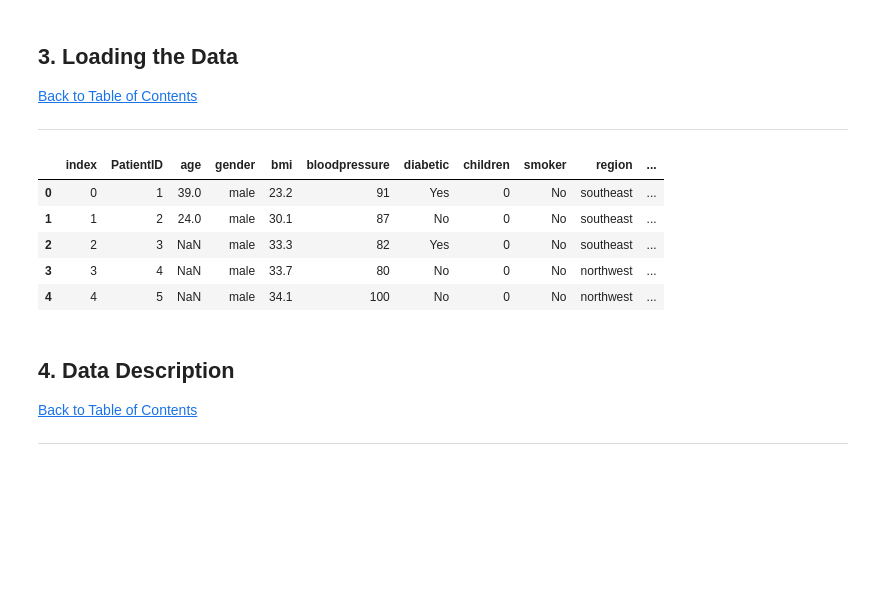
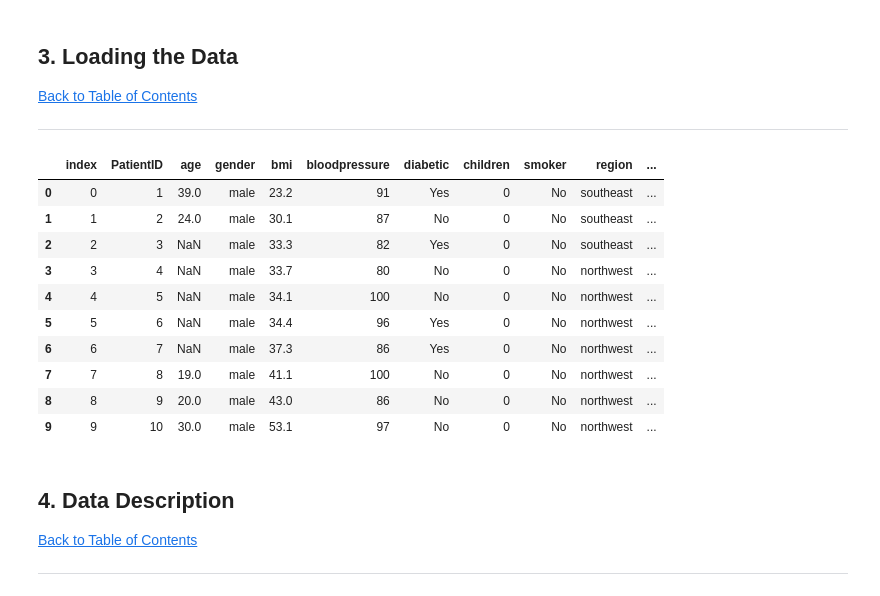
Before and after one commit to 27136thapelo/Insurance-Claim-Analysis, a Jupyter notebook: Insurance_claim_analysis_notebook.ipynb, the cells around one changed output. Saved outputs shown, nothing was run; the diff lists cells and outputs as text; code cells hidden in the pictures; blank space fills up the shorter version.

```diff
--- a/Insurance_claim_analysis_notebook.ipynb
+++ b/Insurance_claim_analysis_notebook.ipynb
@@ -51,15 +51,20 @@ import math
 # %%
 df = pd.read_csv("https://raw.githubusercontent.com/27136thapelo/Insurance-Claim-Analysis/main/insurance_data.csv")
 
 #brief look at the data
-df.head()
+df.head(10)
 # %% [output]
 |  | index | PatientID | age | gender | bmi | bloodpressure | diabetic | children | smoker | region | ... |
 | 0 | 0 | 1 | 39.0 | male | 23.2 | 91 | Yes | 0 | No | southeast | ... |
 | 1 | 1 | 2 | 24.0 | male | 30.1 | 87 | No | 0 | No | southeast | ... |
 | 2 | 2 | 3 | NaN | male | 33.3 | 82 | Yes | 0 | No | southeast | ... |
 | 3 | 3 | 4 | NaN | male | 33.7 | 80 | No | 0 | No | northwest | ... |
 | 4 | 4 | 5 | NaN | male | 34.1 | 100 | No | 0 | No | northwest | ... |
+| 5 | 5 | 6 | NaN | male | 34.4 | 96 | Yes | 0 | No | northwest | ... |
+| 6 | 6 | 7 | NaN | male | 37.3 | 86 | Yes | 0 | No | northwest | ... |
+| 7 | 7 | 8 | 19.0 | male | 41.1 | 100 | No | 0 | No | northwest | ... |
+| 8 | 8 | 9 | 20.0 | male | 43.0 | 86 | No | 0 | No | northwest | ... |
+| 9 | 9 | 10 | 30.0 | male | 53.1 | 97 | No | 0 | No | northwest | ... |
 # %% [markdown]
  <a id="four"></a>
 ## 4. Data Description
```
Also changed, not shown: parts of 6 cells of this notebook.
